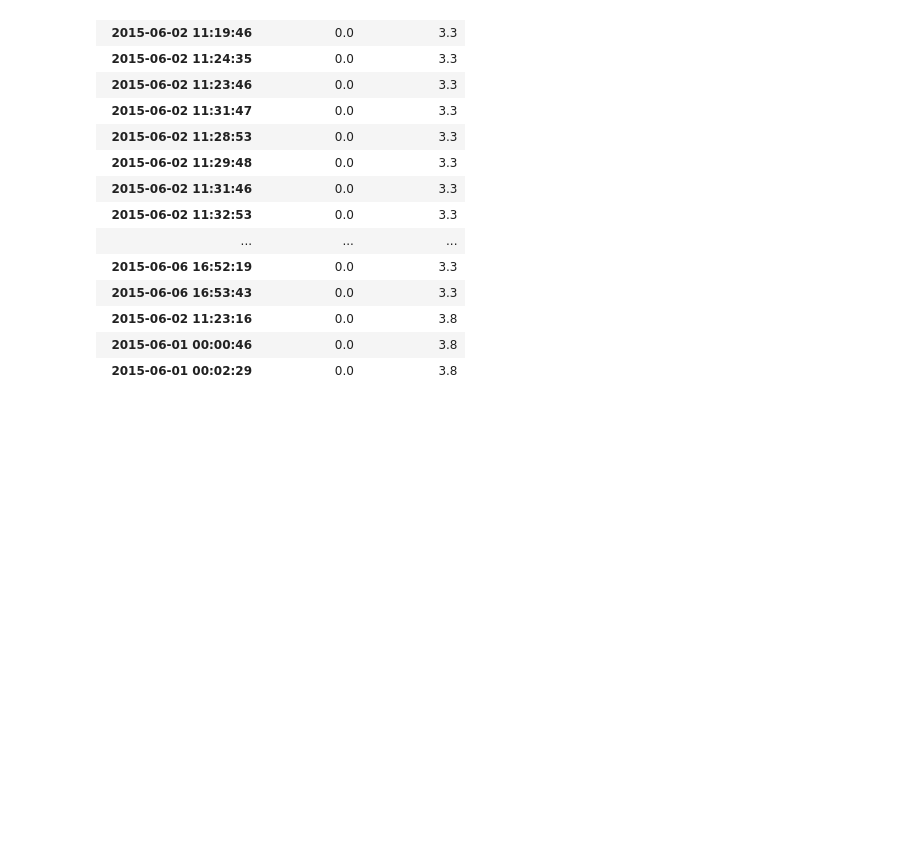
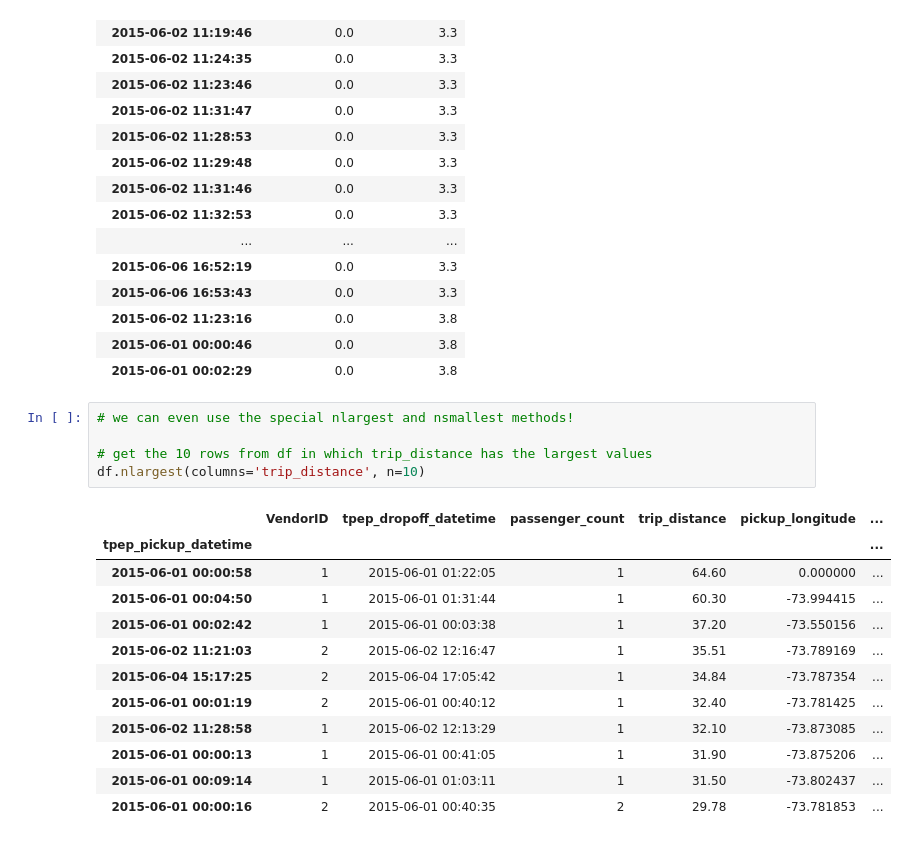
Before and after one commit to reuven/OReilly-2025-11November-data, a Jupyter notebook: OReilly - 2025-11November-20.ipynb, the cells around one changed output. Cells and saved outputs as stored; diff of their text form; blank space fills up the shorter version.

```diff
--- a/OReilly - 2025-11November-20.ipynb
+++ b/OReilly - 2025-11November-20.ipynb
@@ -249,3 +249,21 @@ Name: tpep_dropoff_datetime, dtype: object
 | 2015-06-02 11:23:16 | 0.0 | 3.8 |
 | 2015-06-01 00:00:46 | 0.0 | 3.8 |
 | 2015-06-01 00:02:29 | 0.0 | 3.8 |
+# %%
+# we can even use the special nlargest and nsmallest methods!
+
+# get the 10 rows from df in which trip_distance has the largest values
+df.nlargest(columns='trip_distance', n=10)
+# %% [output]
+|  | VendorID | tpep_dropoff_datetime | passenger_count | trip_distance | pickup_longitude | ... |
+| tpep_pickup_datetime |  |  |  |  |  | ... |
+| 2015-06-01 00:00:58 | 1 | 2015-06-01 01:22:05 | 1 | 64.60 | 0.000000 | ... |
+| 2015-06-01 00:04:50 | 1 | 2015-06-01 01:31:44 | 1 | 60.30 | -73.994415 | ... |
+| 2015-06-01 00:02:42 | 1 | 2015-06-01 00:03:38 | 1 | 37.20 | -73.550156 | ... |
+| 2015-06-02 11:21:03 | 2 | 2015-06-02 12:16:47 | 1 | 35.51 | -73.789169 | ... |
+| 2015-06-04 15:17:25 | 2 | 2015-06-04 17:05:42 | 1 | 34.84 | -73.787354 | ... |
+| 2015-06-01 00:01:19 | 2 | 2015-06-01 00:40:12 | 1 | 32.40 | -73.781425 | ... |
+| 2015-06-02 11:28:58 | 1 | 2015-06-02 12:13:29 | 1 | 32.10 | -73.873085 | ... |
+| 2015-06-01 00:00:13 | 1 | 2015-06-01 00:41:05 | 1 | 31.90 | -73.875206 | ... |
+| 2015-06-01 00:09:14 | 1 | 2015-06-01 01:03:11 | 1 | 31.50 | -73.802437 | ... |
+| 2015-06-01 00:00:16 | 2 | 2015-06-01 00:40:35 | 2 | 29.78 | -73.781853 | ... |
```
Also changed, not shown: parts of 1 cell of this notebook, 1 other file.
